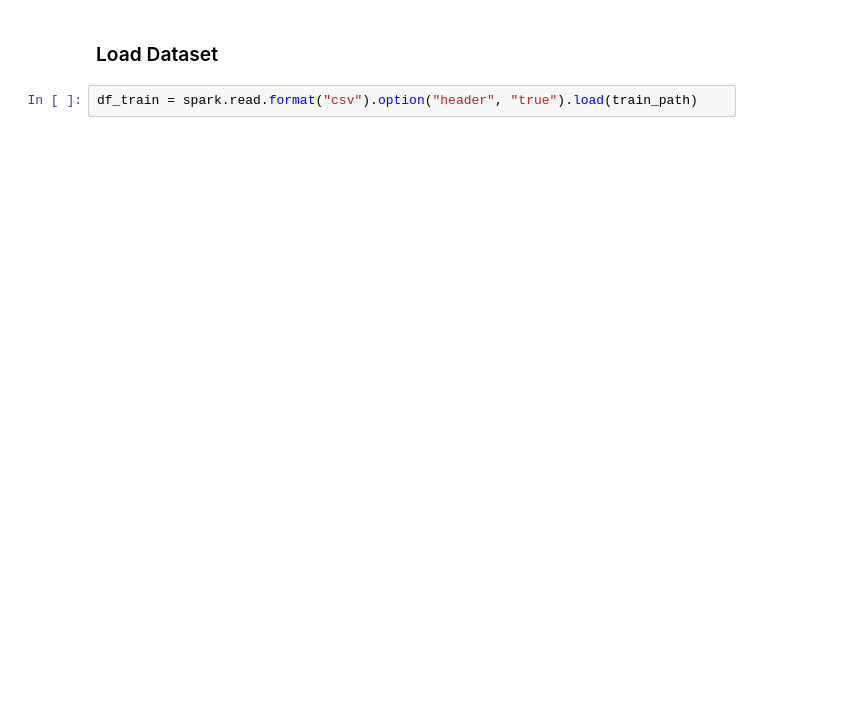
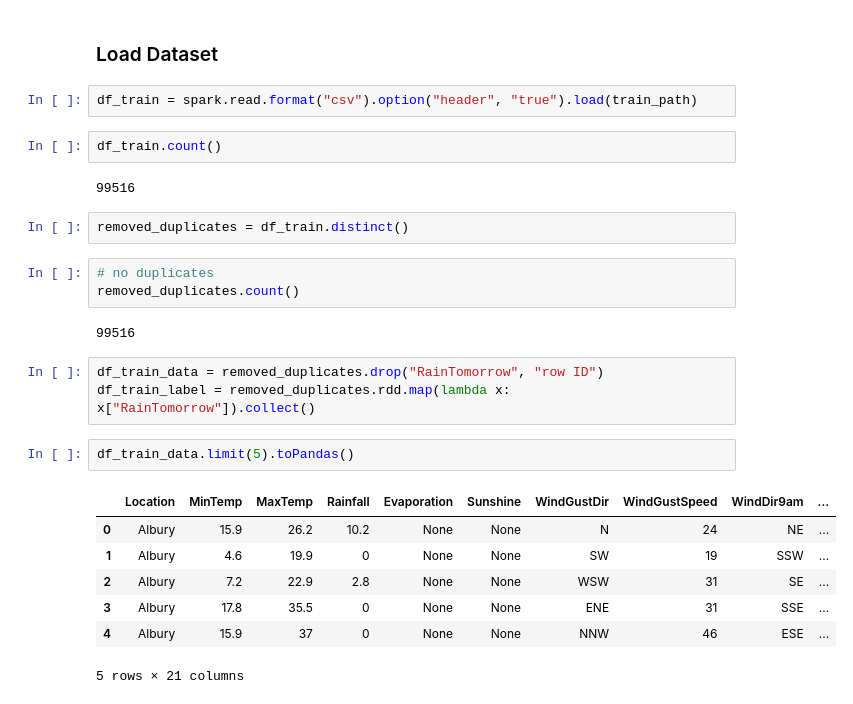
Before and after one commit to stevenlimcorn/australian-weather-prediction, a Jupyter notebook: nbs/Weather Prediction Analysis.ipynb, the cells around one changed output. Drawn from its saved outputs; the diff is of its cells as text; blank space fills up the shorter version.

```diff
--- a/nbs/Weather Prediction Analysis.ipynb
+++ b/nbs/Weather Prediction Analysis.ipynb
@@ -57,3 +23,27 @@ Py4JNetworkError: An error occurred while trying to connect to the Java server (
 ### Load Dataset
 # %%
 df_train = spark.read.format("csv").option("header", "true").load(train_path)
+# %%
+df_train.count()
+# %% [output]
+99516
+# %%
+removed_duplicates = df_train.distinct()
+# %%
+# no duplicates
+removed_duplicates.count()
+# %% [output]
+99516
+# %%
+df_train_data = removed_duplicates.drop("RainTomorrow", "row ID")
+df_train_label = removed_duplicates.rdd.map(lambda x: x["RainTomorrow"]).collect()
+# %%
+df_train_data.limit(5).toPandas()
+# %% [output]
+|  | Location | MinTemp | MaxTemp | Rainfall | Evaporation | Sunshine | WindGustDir | WindGustSpeed | WindDir9am | ... |
+| 0 | Albury | 15.9 | 26.2 | 10.2 | None | None | N | 24 | NE | ... |
+| 1 | Albury | 4.6 | 19.9 | 0 | None | None | SW | 19 | SSW | ... |
+| 2 | Albury | 7.2 | 22.9 | 2.8 | None | None | WSW | 31 | SE | ... |
+| 3 | Albury | 17.8 | 35.5 | 0 | None | None | ENE | 31 | SSE | ... |
+| 4 | Albury | 15.9 | 37 | 0 | None | None | NNW | 46 | ESE | ... |
+5 rows × 21 columns
```
Also changed, not shown: parts of 29 cells of this notebook, 2 other files.
